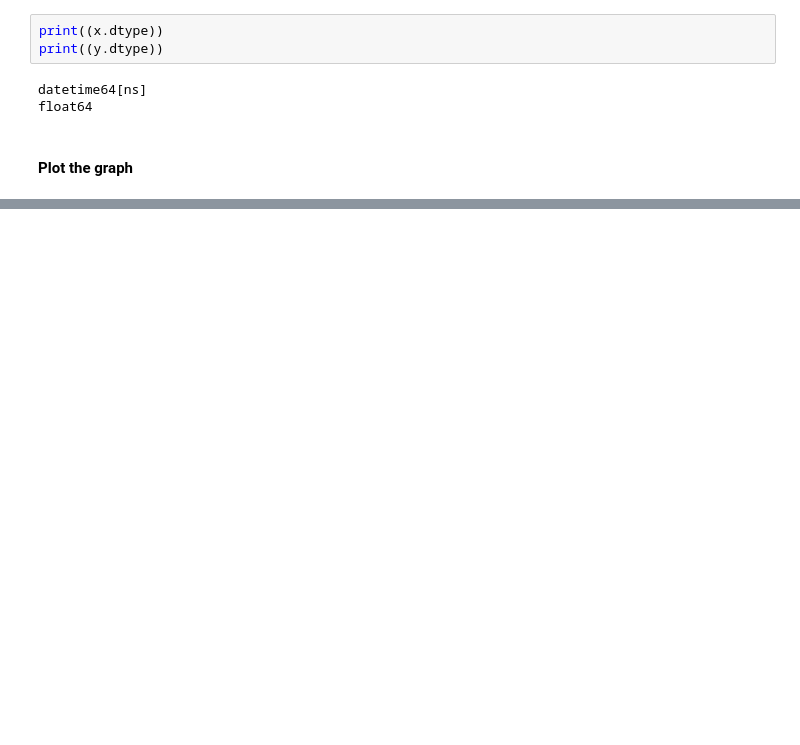
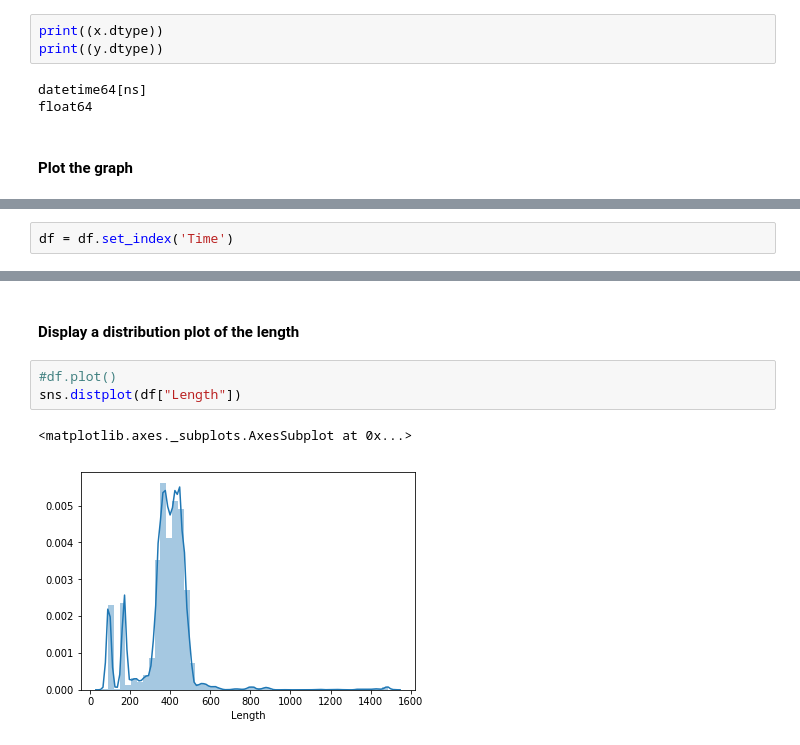
Before and after one commit to alokswaincontact/cisco_hackathon_2018, a Jupyter notebook: Cisco ML Hackathon 2018.ipynb, the cells around one changed output, grey strips where cells are left out. Drawn from its saved outputs; the diff is of its cells as text; blank space fills up the shorter version.

Commit message:
Better display using Seaborn

```diff
--- a/Cisco ML Hackathon 2018.ipynb
+++ b/Cisco ML Hackathon 2018.ipynb
@@ -154,0 +135,2 @@ py.iplot(data)
+# %%
+df = df.set_index('Time')
@@ -154,0 +148,8 @@ py.iplot(data)
+# %% [markdown]
+#### Display a distribution plot of the length
+# %%
+#df.plot()
+sns.distplot(df["Length"])
+# %% [output]
+<matplotlib.axes._subplots.AxesSubplot at 0x...>
+[figure, added]
```
Also changed, not shown: parts of 31 cells of this notebook, 2 other files.
